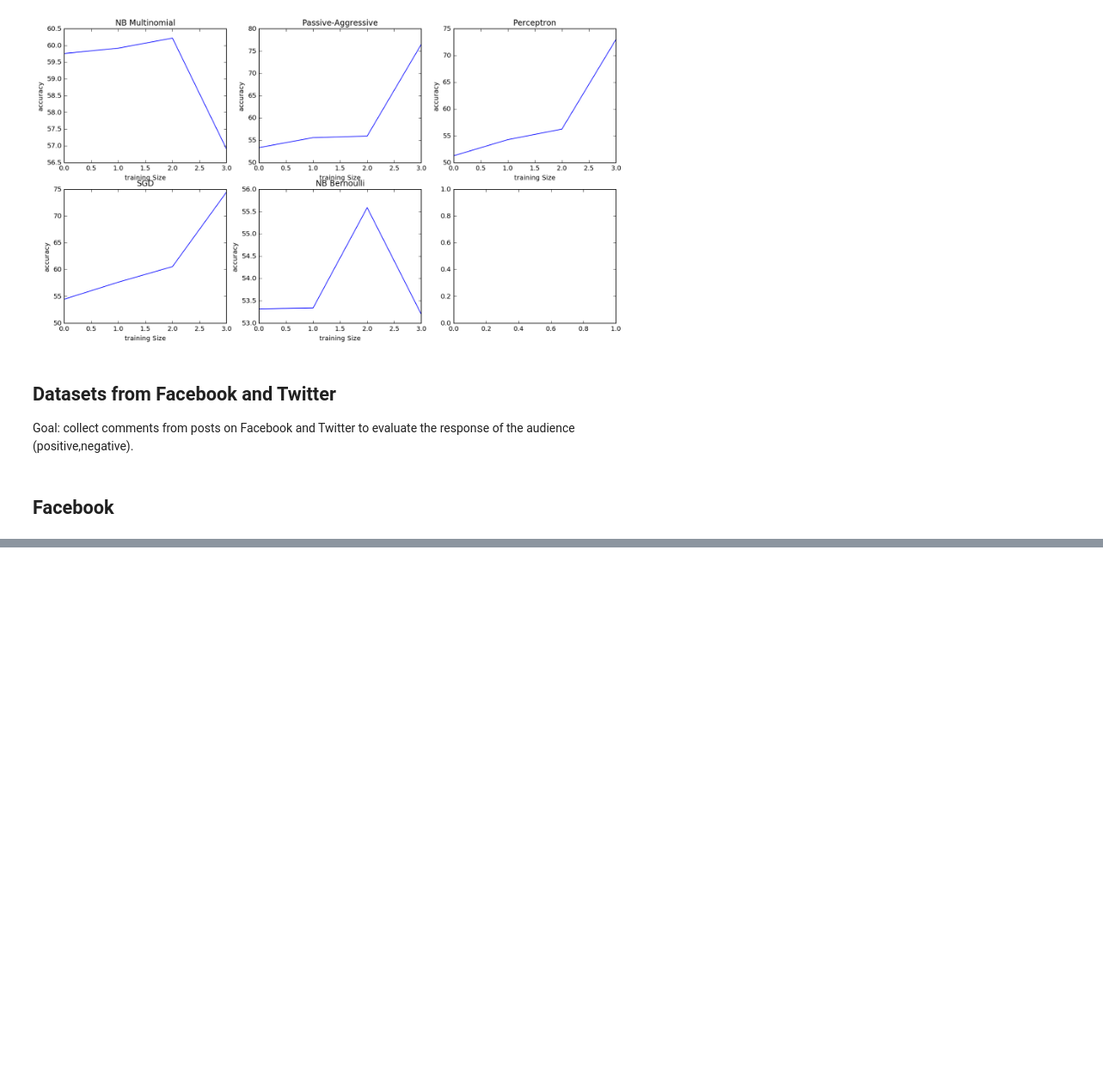
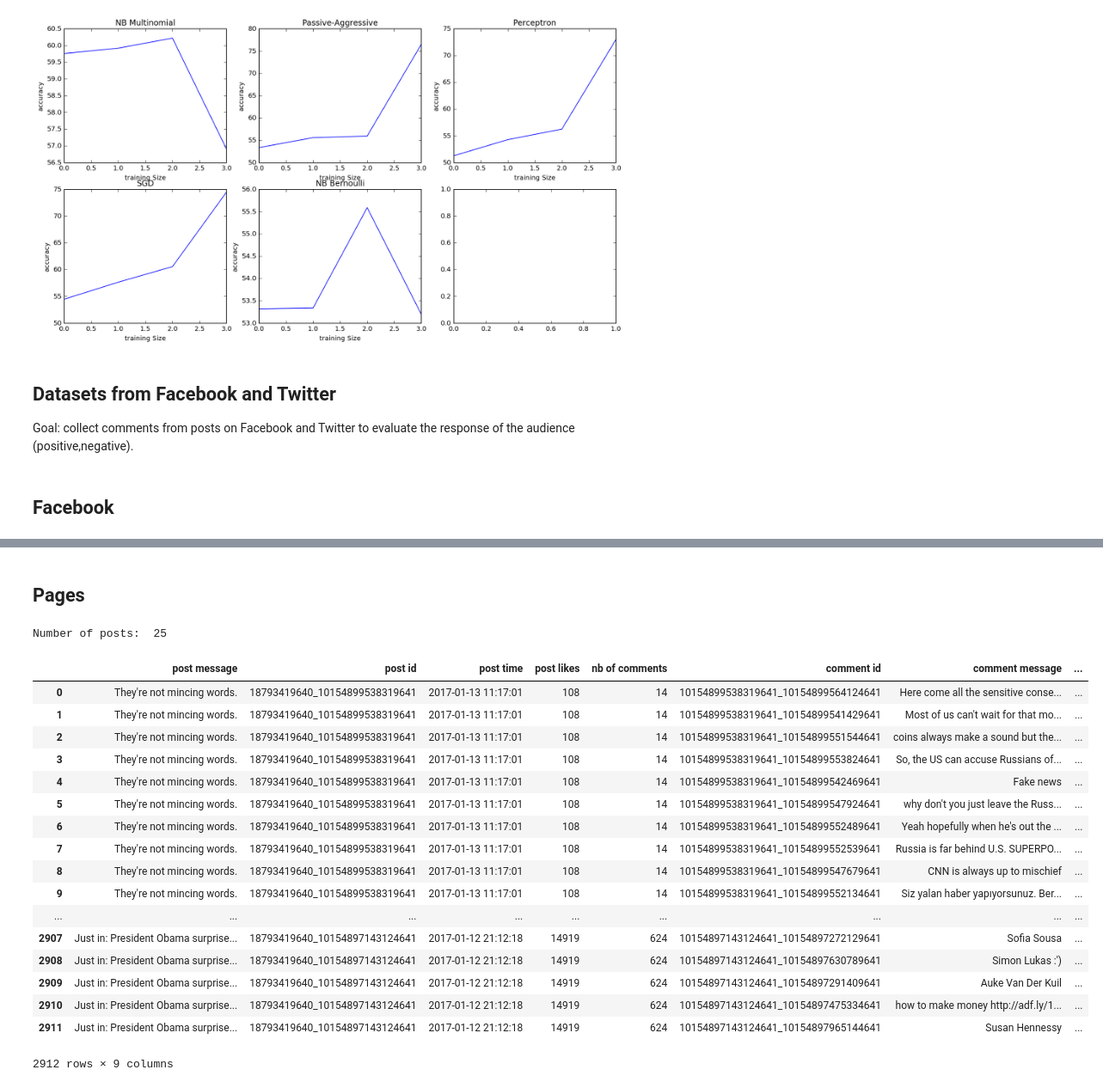
Before and after one commit to meryemwehbe/NTDS_Project, a Jupyter notebook: myProject.ipynb, the cells around one changed output, grey strips where cells are left out. Shown at 86% size. Drawn from its saved outputs; the diff is of its cells as text; code cells hidden in the pictures; blank space fills up the shorter version.

```diff
--- a/myProject.ipynb
+++ b/myProject.ipynb
@@ -673,7 +673,7 @@ def lastPostsReactions(page,filename,n):
     fb['comment time'] = fb['comment time'].apply(convert_time)
 
     print("Number of posts: ",i)
-    display(fb[:])
+    #display(fb[:])
 
     folder = os.path.join('..', 'data', 'social_media')
     try:
@@ -970,0 +865,25 @@ fb= postReactions(postId,0,'DC2')
+# %% [markdown]
+## Pages
+# %%
+page = 'cnninternational'
+lastPostsReactions(page,'cnn',20)
+# %% [output]
+Number of posts:  25
+|  | post message | post id | post time | post likes | nb of comments | comment id | comment message | ... |
+| 0 | They're not mincing words. | 18793419640_10154899538319641 | 2017-01-13 11:17:01 | 108 | 14 | 10154899538319641_10154899564124641 | Here come all the sensitive conse... | ... |
+| 1 | They're not mincing words. | 18793419640_10154899538319641 | 2017-01-13 11:17:01 | 108 | 14 | 10154899538319641_10154899541429641 | Most of us can't wait for that mo... | ... |
+| 2 | They're not mincing words. | 18793419640_10154899538319641 | 2017-01-13 11:17:01 | 108 | 14 | 10154899538319641_10154899551544641 | coins always make a sound but the... | ... |
+| 3 | They're not mincing words. | 18793419640_10154899538319641 | 2017-01-13 11:17:01 | 108 | 14 | 10154899538319641_10154899553824641 | So, the US can accuse Russians of... | ... |
+| 4 | They're not mincing words. | 18793419640_10154899538319641 | 2017-01-13 11:17:01 | 108 | 14 | 10154899538319641_10154899542469641 | Fake news | ... |
+| 5 | They're not mincing words. | 18793419640_10154899538319641 | 2017-01-13 11:17:01 | 108 | 14 | 10154899538319641_10154899547924641 | why don't you just leave the Russ... | ... |
+| 6 | They're not mincing words. | 18793419640_10154899538319641 | 2017-01-13 11:17:01 | 108 | 14 | 10154899538319641_10154899552489641 | Yeah hopefully when he's out the ... | ... |
+| 7 | They're not mincing words. | 18793419640_10154899538319641 | 2017-01-13 11:17:01 | 108 | 14 | 10154899538319641_10154899552539641 | Russia is far behind U.S. SUPERPO... | ... |
+| 8 | They're not mincing words. | 18793419640_10154899538319641 | 2017-01-13 11:17:01 | 108 | 14 | 10154899538319641_10154899547679641 | CNN is always up to mischief | ... |
+| 9 | They're not mincing words. | 18793419640_10154899538319641 | 2017-01-13 11:17:01 | 108 | 14 | 10154899538319641_10154899552134641 | Siz yalan haber yapıyorsunuz. Ber... | ... |
+| ... | ... | ... | ... | ... | ... | ... | ... | ... |
+| 2907 | Just in: President Obama surprise... | 18793419640_10154897143124641 | 2017-01-12 21:12:18 | 14919 | 624 | 10154897143124641_10154897272129641 | Sofia Sousa | ... |
+| 2908 | Just in: President Obama surprise... | 18793419640_10154897143124641 | 2017-01-12 21:12:18 | 14919 | 624 | 10154897143124641_10154897630789641 | Simon Lukas :') | ... |
+| 2909 | Just in: President Obama surprise... | 18793419640_10154897143124641 | 2017-01-12 21:12:18 | 14919 | 624 | 10154897143124641_10154897291409641 | Auke Van Der Kuil | ... |
+| 2910 | Just in: President Obama surprise... | 18793419640_10154897143124641 | 2017-01-12 21:12:18 | 14919 | 624 | 10154897143124641_10154897475334641 | how to make money http://adf.ly/1... | ... |
+| 2911 | Just in: President Obama surprise... | 18793419640_10154897143124641 | 2017-01-12 21:12:18 | 14919 | 624 | 10154897143124641_10154897965144641 | Susan Hennessy | ... |
+2912 rows × 9 columns
```
Also changed, not shown: parts of 10 cells of this notebook, 1 other file.
